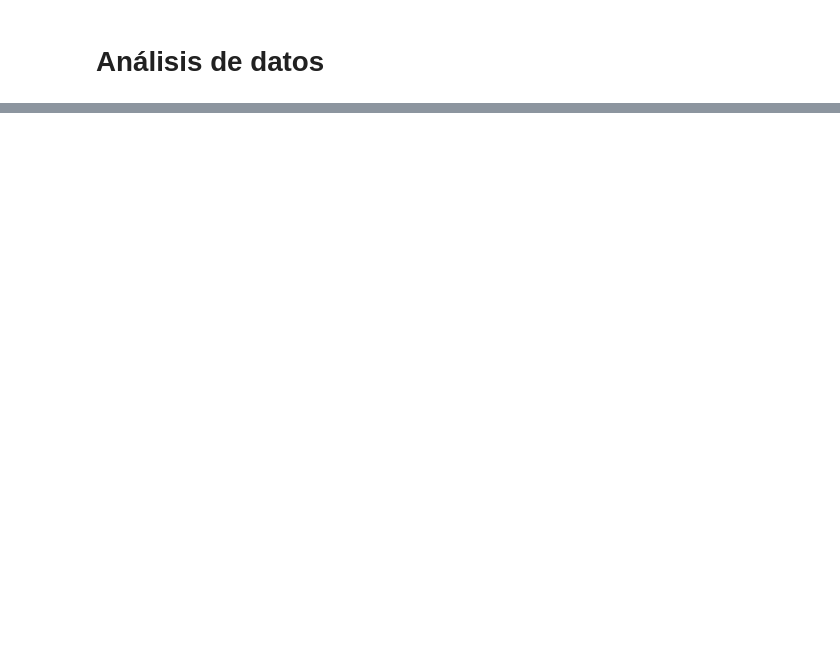
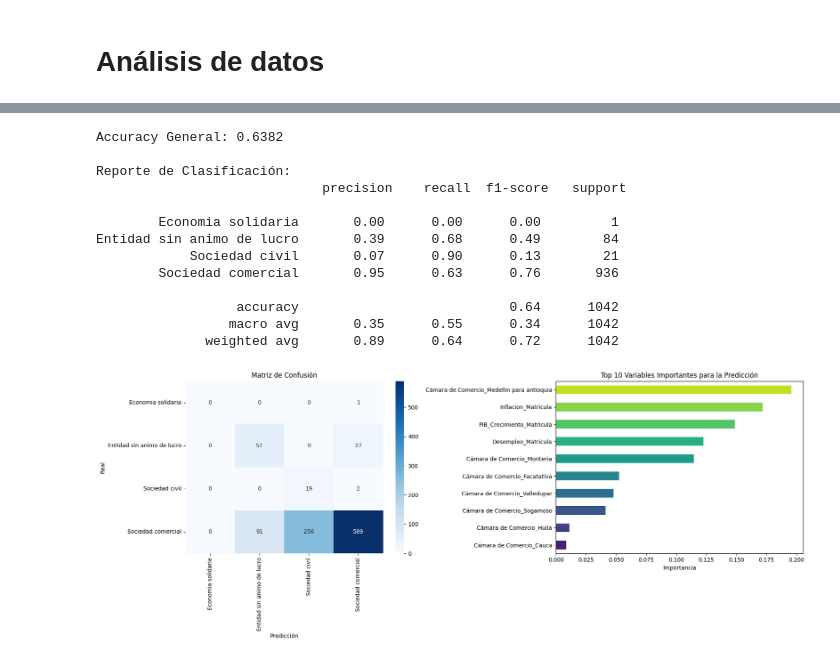
Before and after one commit to pabloibargon/rues-analysis, a Jupyter notebook: analysis.ipynb, the cells around one changed output, grey strips where cells are left out. Saved outputs shown, nothing was run; the diff lists cells and outputs as text; code cells hidden in the pictures; blank space fills up the shorter version.

```diff
--- a/analysis.ipynb
+++ b/analysis.ipynb
@@ -2000,0 +399,55 @@ print(f"{Fore.LIGHTBLACK_EX}{'='*80}")
+# %%
+
+# Métricas
+accuracy = accuracy_score(y_test, y_pred)
+class_report = classification_report(y_test, y_pred, zero_division=0)
+conf_matrix = confusion_matrix(y_test, y_pred)
+
+print(f"Accuracy General: {accuracy:.4f}\n")
+print("Reporte de Clasificación:\n", class_report)
+
+# Visualizaciones
+fig, axes = plt.subplots(1, 2, figsize=(18, 7))
+
+# Matriz de Confusión
+sns.heatmap(
+    conf_matrix,
+    annot=True,
+    fmt="d",
+    cmap="Blues",
+    ax=axes[0],
+    xticklabels=model_rf.classes_,
+    yticklabels=model_rf.classes_,
+)
+axes[0].set_title("Matriz de Confusión")
+axes[0].set_xlabel("Predicción")
+axes[0].set_ylabel("Real")
+
+# Importancia de las Variables
+feature_importances = pd.Series(model_rf.feature_importances_, index=X_train.columns)
+top_features = feature_importances.nlargest(10).sort_values(ascending=True)
+
+top_features.plot(
+    kind="barh", ax=axes[1], color=sns.color_palette("viridis", len(top_features))
+)
+axes[1].set_title("Top 10 Variables Importantes para la Predicción")
+axes[1].set_xlabel("Importancia")
+axes[1].set_ylabel("")
+
+plt.tight_layout()
+plt.show()
+# %% [output]
+Accuracy General: 0.6382
+
+Reporte de Clasificación:
+                             precision    recall  f1-score   support
+
+        Economia solidaria       0.00      0.00      0.00         1
+Entidad sin animo de lucro       0.39      0.68      0.49        84
+            Sociedad civil       0.07      0.90      0.13        21
+        Sociedad comercial       0.95      0.63      0.76       936
+
+                  accuracy                           0.64      1042
+                 macro avg       0.35      0.55      0.34      1042
+              weighted avg       0.89      0.64      0.72      1042
+[figure, added]
```
Also changed, not shown: parts of 16 cells of this notebook, 2 other files.
